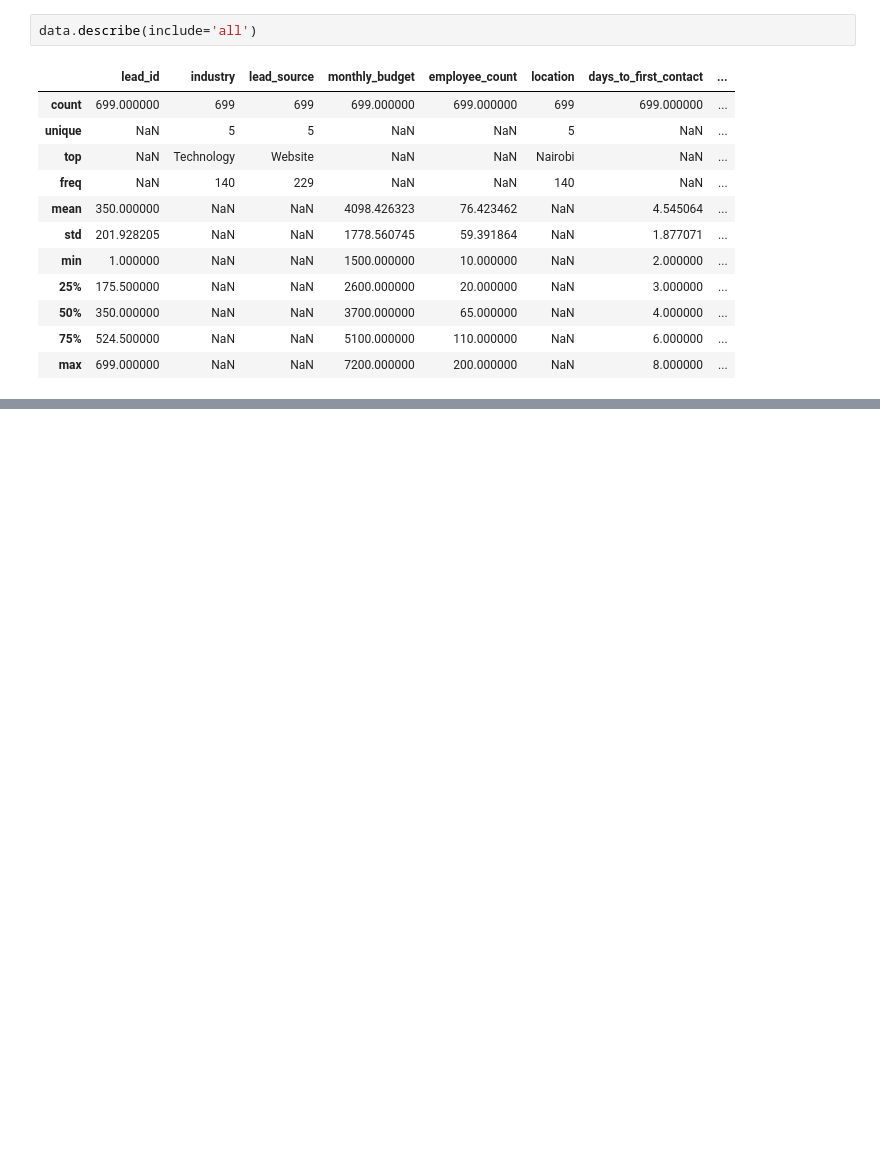
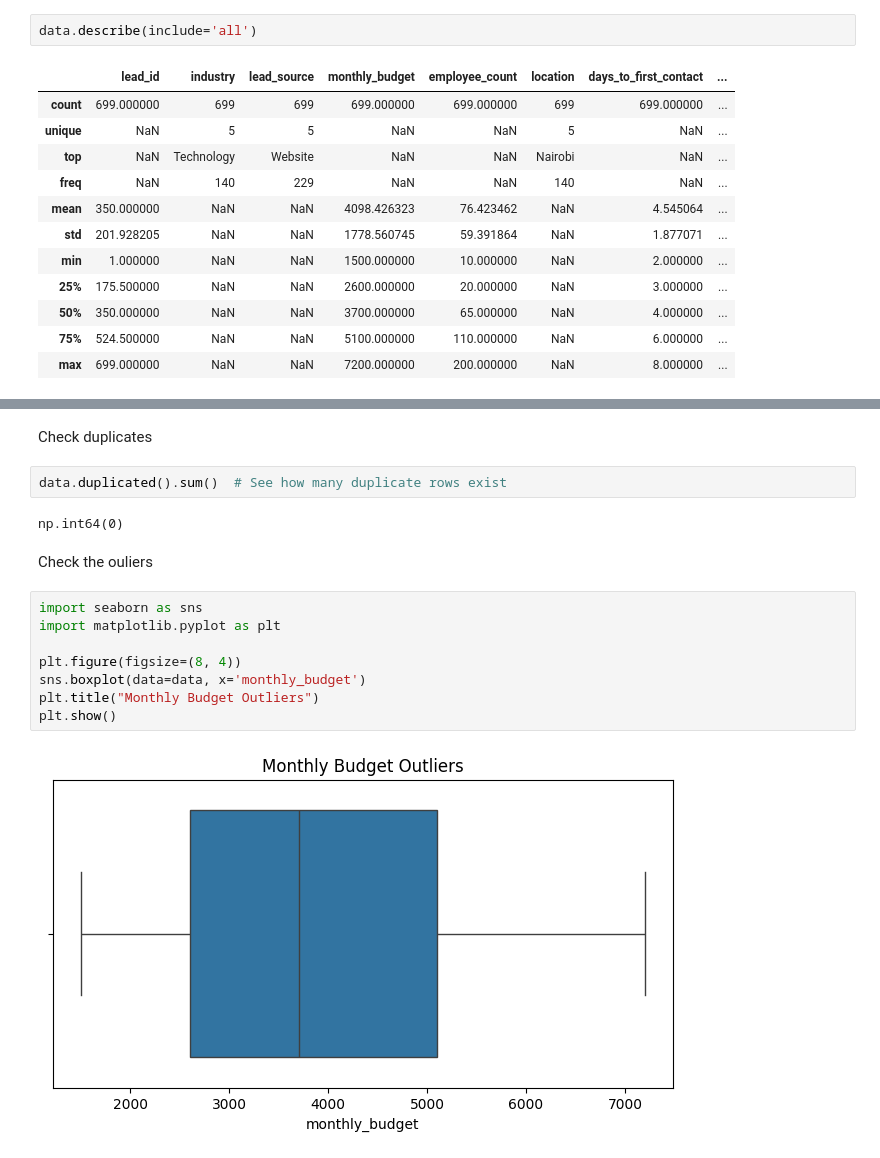
Before and after one commit to Mainabryan/sales-lead-conversion-prediction, a Jupyter notebook: Sales_prediction.ipynb, the cells around one changed output, grey strips where cells are left out. Saved outputs shown, nothing was run; the diff lists cells and outputs as text; blank space fills up the shorter version.

```diff
--- a/Sales_prediction.ipynb
+++ b/Sales_prediction.ipynb
@@ -117,0 +140,18 @@ data.describe(include='all')
+# %% [markdown]
+Check duplicates
+# %%
+data.duplicated().sum()  # See how many duplicate rows exist
+# %% [output]
+np.int64(0)
+# %% [markdown]
+Check the ouliers
+# %%
+import seaborn as sns
+import matplotlib.pyplot as plt
+
+plt.figure(figsize=(8, 4))
+sns.boxplot(data=data, x='monthly_budget')
+plt.title("Monthly Budget Outliers")
+plt.show()
+# %% [output]
+[figure, added]
```
Also changed, not shown: parts of 8 cells of this notebook.
